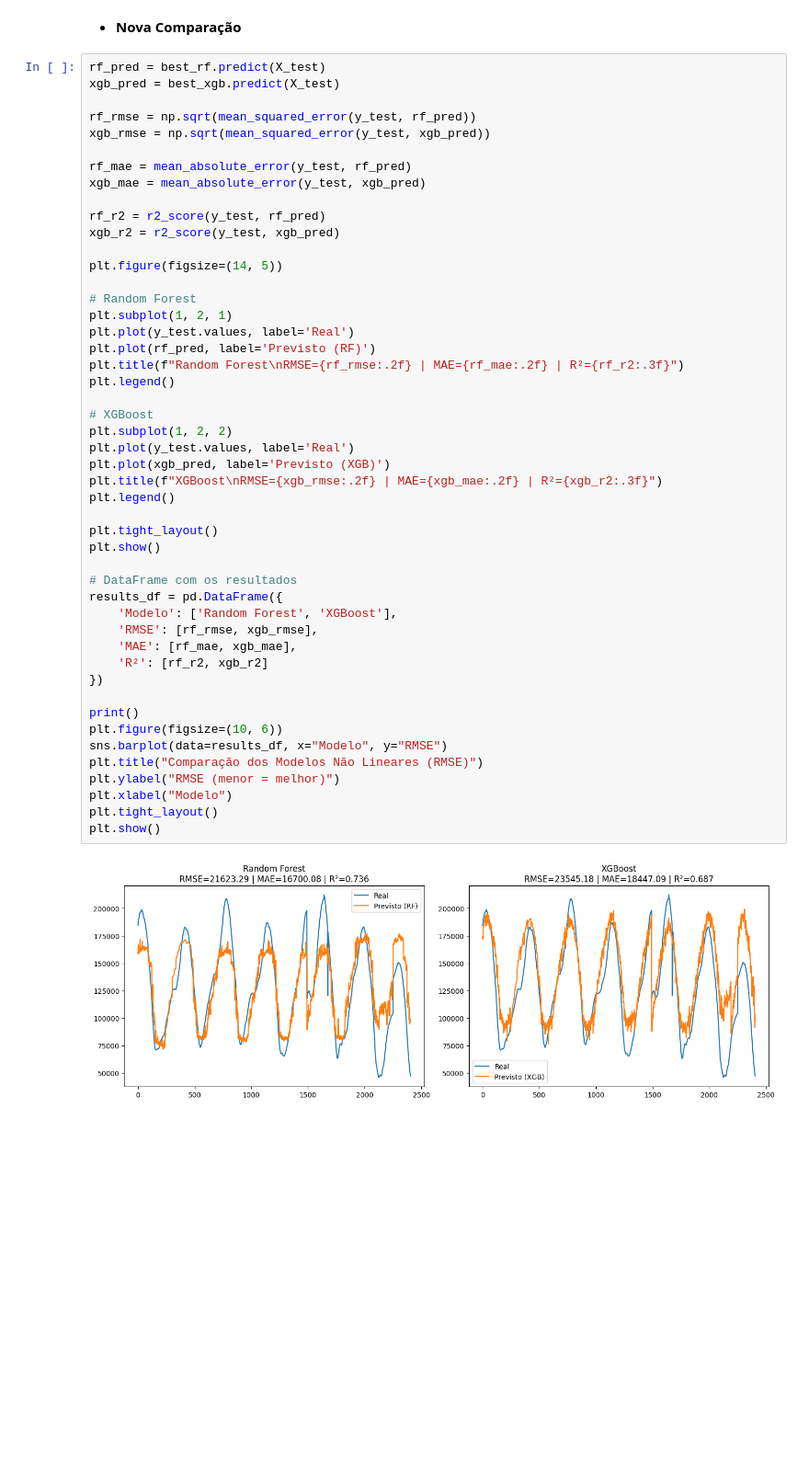
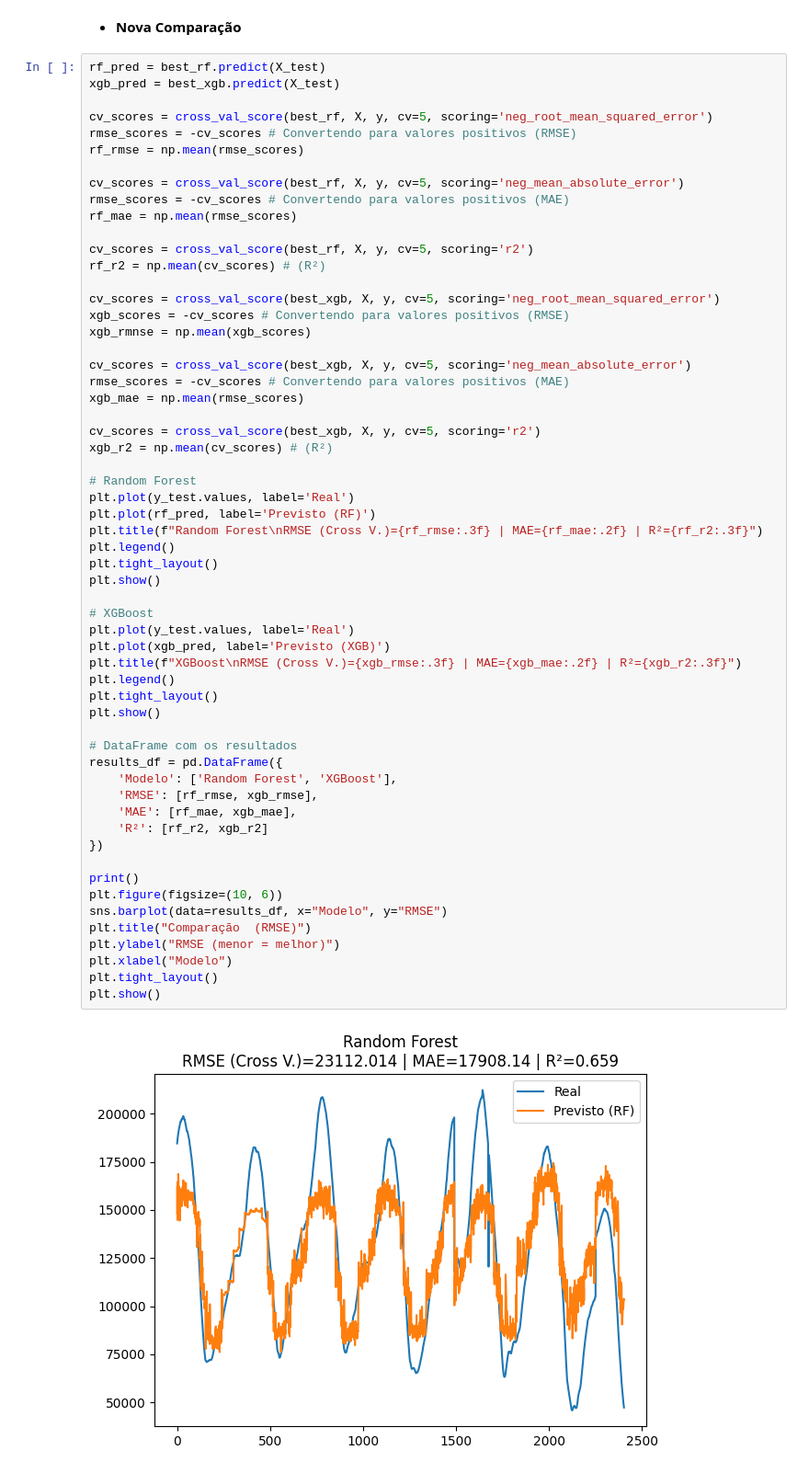
Before and after one commit to GabiScof/previsao-enchentes-amazonia, a Jupyter notebook: modelo/teste/teste_modelos.ipynb, the cells around one changed output. Shown at 92% size. Drawn from its saved outputs; the diff is of its cells as text; blank space fills up the shorter version.

```diff
--- a/modelo/teste/teste_modelos.ipynb
+++ b/modelo/teste/teste_modelos.ipynb
@@ -365,49 +310,59 @@ XGBRegressor(base_score=None, booster=None, callbacks=None,
 rf_pred = best_rf.predict(X_test)
 xgb_pred = best_xgb.predict(X_test)
 
-rf_rmse = np.sqrt(mean_squared_error(y_test, rf_pred))
-xgb_rmse = np.sqrt(mean_squared_error(y_test, xgb_pred))
+cv_scores = cross_val_score(best_rf, X, y, cv=5, scoring='neg_root_mean_squared_error')
+rmse_scores = -cv_scores # Convertendo para valores positivos (RMSE)
+rf_rmse = np.mean(rmse_scores)
 
-rf_mae = mean_absolute_error(y_test, rf_pred)
-xgb_mae = mean_absolute_error(y_test, xgb_pred)
+cv_scores = cross_val_score(best_rf, X, y, cv=5, scoring='neg_mean_absolute_error')
+rmse_scores = -cv_scores # Convertendo para valores positivos (MAE)
+rf_mae = np.mean(rmse_scores)
 
-rf_r2 = r2_score(y_test, rf_pred)
-xgb_r2 = r2_score(y_test, xgb_pred)
+cv_scores = cross_val_score(best_rf, X, y, cv=5, scoring='r2')
+rf_r2 = np.mean(cv_scores) # (R²)
 
-plt.figure(figsize=(14, 5))
+cv_scores = cross_val_score(best_xgb, X, y, cv=5, scoring='neg_root_mean_squared_error')
+xgb_scores = -cv_scores # Convertendo para valores positivos (RMSE)
+xgb_rmnse = np.mean(xgb_scores)
+
+cv_scores = cross_val_score(best_xgb, X, y, cv=5, scoring='neg_mean_absolute_error')
+rmse_scores = -cv_scores # Convertendo para valores positivos (MAE)
+xgb_mae = np.mean(rmse_scores)
+
+cv_scores = cross_val_score(best_xgb, X, y, cv=5, scoring='r2')
+xgb_r2 = np.mean(cv_scores) # (R²)
 
 # Random Forest
-plt.subplot(1, 2, 1)
 plt.plot(y_test.values, label='Real')
 plt.plot(rf_pred, label='Previsto (RF)')
-plt.title(f"Random Forest\nRMSE={rf_rmse:.2f} | MAE={rf_mae:.2f} | R²={rf_r2:.3f}")
+plt.title(f"Random Forest\nRMSE (Cross V.)={rf_rmse:.3f} | MAE={rf_mae:.2f} | R²={rf_r2:.3f}")
 plt.legend()
+plt.tight_layout()
+plt.show()
 
 # XGBoost
-plt.subplot(1, 2, 2)
 plt.plot(y_test.values, label='Real')
 plt.plot(xgb_pred, label='Previsto (XGB)')
-plt.title(f"XGBoost\nRMSE={xgb_rmse:.2f} | MAE={xgb_mae:.2f} | R²={xgb_r2:.3f}")
+plt.title(f"XGBoost\nRMSE (Cross V.)={xgb_rmse:.3f} | MAE={xgb_mae:.2f} | R²={xgb_r2:.3f}")
 plt.legend()
-
 plt.tight_layout()
 plt.show()
 
 # DataFrame com os resultados
 results_df = pd.DataFrame({
     'Modelo': ['Random Forest', 'XGBoost'],
     'RMSE': [rf_rmse, xgb_rmse],
     'MAE': [rf_mae, xgb_mae],
     'R²': [rf_r2, xgb_r2]
 })
 
 print()
 plt.figure(figsize=(10, 6))
 sns.barplot(data=results_df, x="Modelo", y="RMSE")
-plt.title("Comparação dos Modelos Não Lineares (RMSE)")
+plt.title("Comparação  (RMSE)")
 plt.ylabel("RMSE (menor = melhor)")
 plt.xlabel("Modelo")
 plt.tight_layout()
 plt.show()
 # %% [output]
-[figure, old version]
+[figure, new version]
```
Also changed, not shown: parts of 14 cells of this notebook, 1 other file.
